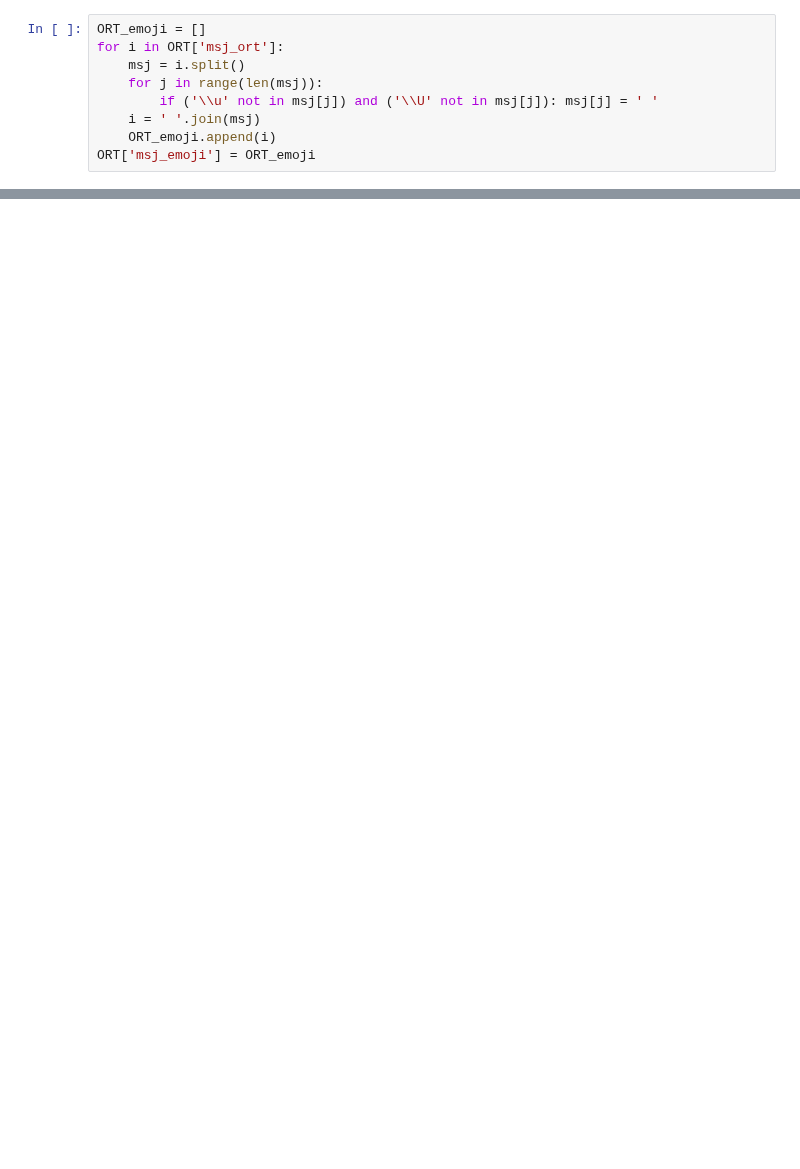
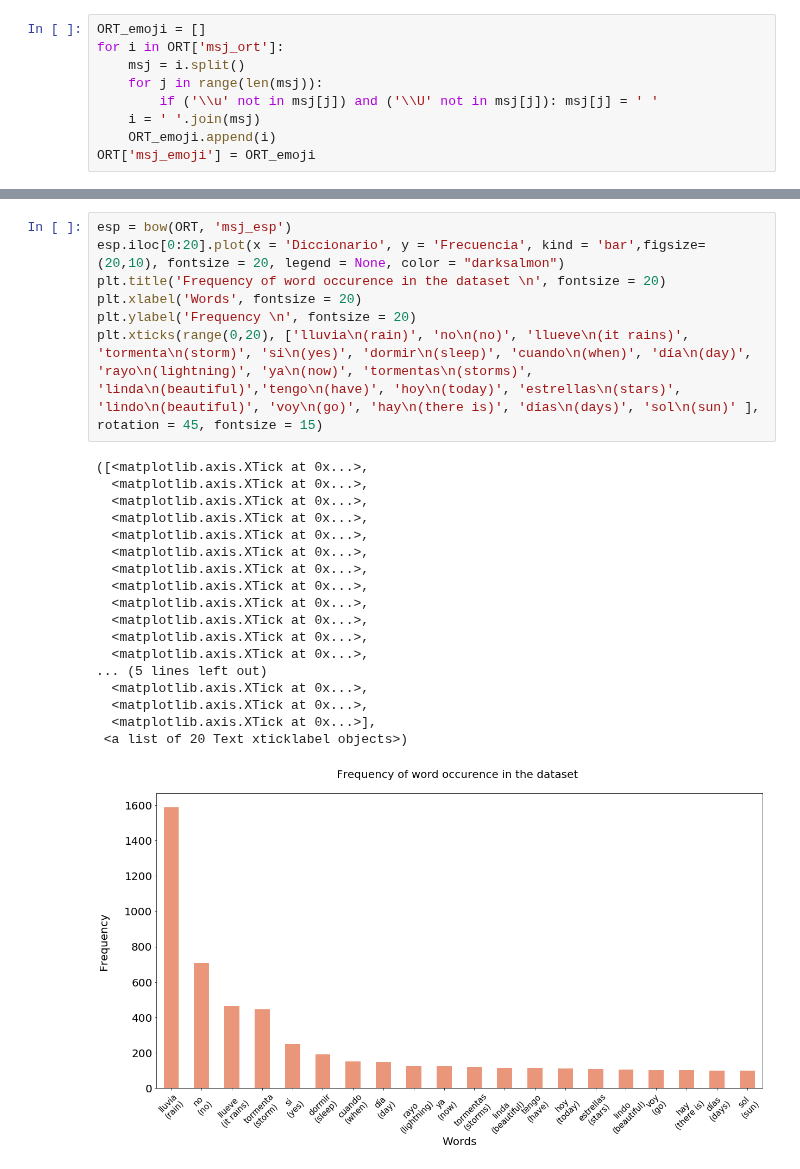
Before and after one commit to agemperador/RELAMPAGO_poster, a Jupyter notebook: GEN_DATASET/tweet_analysis.ipynb, the cells around one changed output, grey strips where cells are left out. Cells and saved outputs as stored; diff of their text form; blank space fills up the shorter version.

```diff
--- a/GEN_DATASET/tweet_analysis.ipynb
+++ b/GEN_DATASET/tweet_analysis.ipynb
@@ -215,0 +176,26 @@ tot
+# %%
+esp = bow(ORT, 'msj_esp')
+esp.iloc[0:20].plot(x = 'Diccionario', y = 'Frecuencia', kind = 'bar',figsize=(20,10), fontsize = 20, legend = None, color = "darksalmon")
+plt.title('Frequency of word occurence in the dataset \n', fontsize = 20)
+plt.xlabel('Words', fontsize = 20)
+plt.ylabel('Frequency \n', fontsize = 20)
+plt.xticks(range(0,20), ['lluvia\n(rain)', 'no\n(no)', 'llueve\n(it rains)', 'tormenta\n(storm)', 'si\n(yes)', 'dormir\n(sleep)', 'cuando\n(when)', 'día\n(day)', 'rayo\n(lightning)', 'ya\n(now)', 'tormentas\n(storms)', 'linda\n(beautiful)','tengo\n(have)', 'hoy\n(today)', 'estrellas\n(stars)', 'lindo\n(beautiful)', 'voy\n(go)', 'hay\n(there is)', 'días\n(days)', 'sol\n(sun)' ], rotation = 45, fontsize = 15)
+# %% [output]
+([<matplotlib.axis.XTick at 0x...>,
+  <matplotlib.axis.XTick at 0x...>,
+  <matplotlib.axis.XTick at 0x...>,
+  <matplotlib.axis.XTick at 0x...>,
+  <matplotlib.axis.XTick at 0x...>,
+  <matplotlib.axis.XTick at 0x...>,
+  <matplotlib.axis.XTick at 0x...>,
+  <matplotlib.axis.XTick at 0x...>,
+  <matplotlib.axis.XTick at 0x...>,
+  <matplotlib.axis.XTick at 0x...>,
+  <matplotlib.axis.XTick at 0x...>,
+  <matplotlib.axis.XTick at 0x...>,
+... (5 lines left out)
+  <matplotlib.axis.XTick at 0x...>,
+  <matplotlib.axis.XTick at 0x...>,
+  <matplotlib.axis.XTick at 0x...>],
+ <a list of 20 Text xticklabel objects>)
+[figure, added]
```
Also changed, not shown: parts of 52 cells of this notebook, 2 other files.
